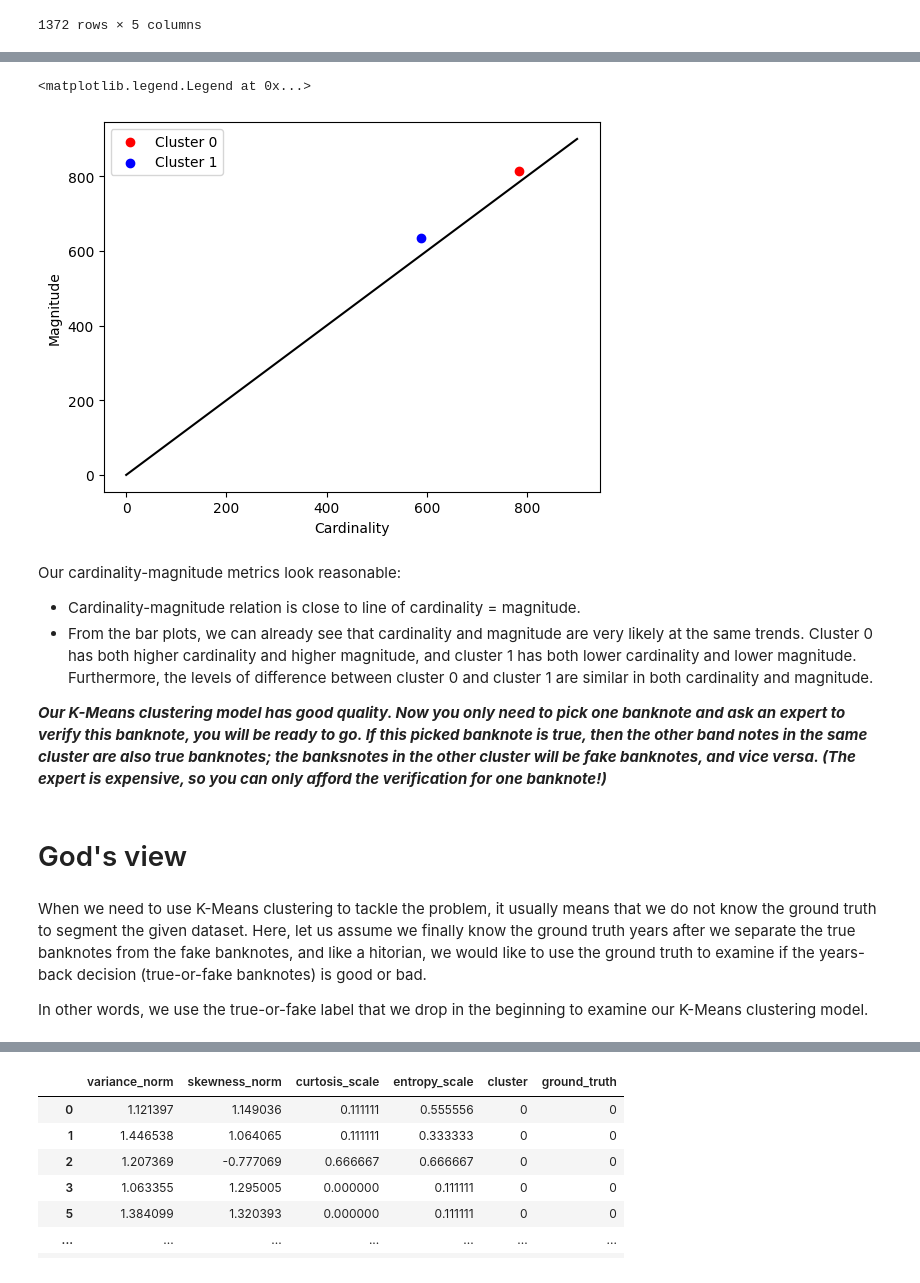
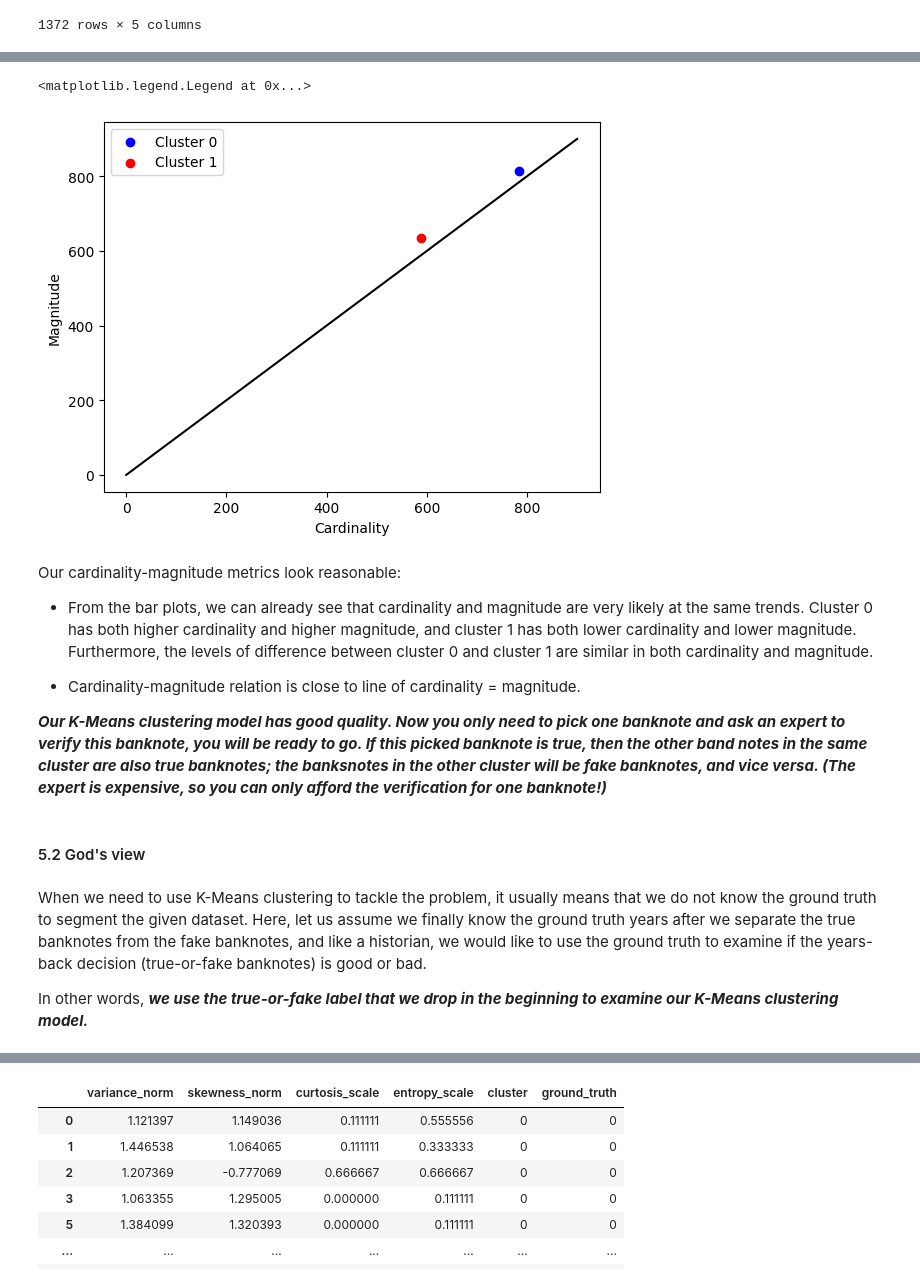
Before and after one commit to danicychao/Banknote_Authentication, a Jupyter notebook: banknote_clustering.ipynb, the cells around one changed output, grey strips where cells are left out. Cells and saved outputs as stored; diff of their text form; code cells hidden in the pictures.

```diff
--- a/banknote_clustering.ipynb
+++ b/banknote_clustering.ipynb
@@ -150,2 +151,0 @@ If cluster-0 is true banknote, then cluster-1 is false banknote, or vice versa.
-# %%
-centroids = kmeans_model.cluster_centers_
@@ -164,3 +152,12 @@ binary_centroids
+# %%
+variance_centroids = pd.DataFrame(data = {'class-0': [centroids[0, 0]], \
+                                              'class-1': [centroids[1, 0]]})
+skewness_centroids = pd.DataFrame(data = {'class-0': [centroids[0, 1]], \
+                                              'class-1': [centroids[1, 1]]})
+curtosis_centroids = pd.DataFrame(data = {'class-0': [centroids[0, 2]], \
+                                              'class-1': [centroids[1, 2]]})
+entropy_centroids = pd.DataFrame(data = {'class-0': [centroids[0, 3]], \
+                                              'class-1': [centroids[1, 3]]})
 # %%
 n_iter = 7
 centers = []
@@ -174,11 +171,8 @@ for i in range(n_iter):
     data_results[result_col] = labels
 
     centroids = kmeans_model.cluster_centers_
-    variance_centroids_col = "variance_centroids_{}".format(i+1)
-    skewness_centroids_col = "skewness_centroids_{}".format(i+1)
-    curtosis_centroids_col = "curtosis_centroids_{}".format(i+1)
-    entropy_centroids_col = "entropy_centroids_{}".format(i+1)
 
-    centroids_cols = [variance_centroids_col, skewness_centroids_col, curtosis_centroids_col, entropy_centroids_col]
-    for j in range(len(centroids_cols)):
-        binary_centroids[centroids_cols[j]] = centroids[:, j]
+    variance_centroids.loc[len(variance_centroids)] = centroids[:, 0]
+    skewness_centroids.loc[len(skewness_centroids)] = centroids[:, 1]
+    curtosis_centroids.loc[len(curtosis_centroids)] = centroids[:, 2]
+    entropy_centroids.loc[len(entropy_centroids)] = centroids[:, 3]
@@ -327,3 +333,22 @@ def Distance_2_Centroid(point, centroid):
     dist = np.linalg.norm(point - centroid)
 
     return dist
+
+
+features = data_results.drop(['cluster'], axis=1)
+
+magnitude_0 = 0
+magnitude_1 = 0
+for i in range(len(features)):
+    if data_results['cluster'][i] == 0:
+        magnitude_0 += Distance_2_Centroid(np.array(features.iloc[i, :]), np.array([variance_centroids['class-0'][0], \
+                                                                                    skewness_centroids['class-0'][0], \
+                                                                                    curtosis_centroids['class-0'][0], \
+                                                                                    entropy_centroids['class-0'][0]]))
+    else:
+        magnitude_1 += Distance_2_Centroid(np.array(features.iloc[i, :]), np.array([variance_centroids['class-1'][0], \
+                                                                                    skewness_centroids['class-1'][0], \
+                                                                                    curtosis_centroids['class-1'][0], \
+                                                                                    entropy_centroids['class-1'][0]]))
+
+magnitude = [magnitude_0, magnitude_1]
@@ -354,25 +367,27 @@ Text(0.5, 1.0, 'Magnitude')
 # %%
-plt.scatter(cardinality[0], magnitude[0], color='red', label='Cluster 0')
-plt.scatter(cardinality[1], magnitude[1], color='blue', label='Cluster 1')
+plt.scatter(cardinality[0], magnitude[0], color='b', label='Cluster 0')
+plt.scatter(cardinality[1], magnitude[1], color='r', label='Cluster 1')
 plt.plot([0, 900], [0, 900], color='black')
 plt.xlabel('Cardinality')
 plt.ylabel('Magnitude')
 plt.legend()
 # %% [output]
 <matplotlib.legend.Legend at 0x...>
-[figure, old version]
+[figure, new version]
 # %% [markdown]
 Our cardinality-magnitude metrics look reasonable:
 
-- Cardinality-magnitude relation is close to line of cardinality = magnitude.
 - From the bar plots, we can already see that cardinality and magnitude are very likely at the same trends. Cluster 0 has both higher cardinality and higher magnitude, and cluster 1 has both lower cardinality and lower magnitude. Furthermore, the levels of difference between cluster 0 and cluster 1 are similar in both cardinality and magnitude.
 
+- Cardinality-magnitude relation is close to line of cardinality = magnitude.
+
+
 ***Our K-Means clustering model has good quality. Now you only need to pick one banknote and ask an expert to verify this banknote, you will be ready to go. If this picked banknote is true, then the other band notes in the same cluster are also true banknotes; the banksnotes in the other cluster will be fake banknotes, and vice versa. (The expert is expensive, so you can only afford the verification for one banknote!)***
 # %% [markdown]
-# God's view
+#### 5.2 God's view
 # %% [markdown]
-When we need to use K-Means clustering to tackle the problem, it usually means that we do not know the ground truth to segment the given dataset. Here, let us assume we finally know the ground truth years after we separate the true banknotes from the fake banknotes, and like a hitorian, we would like to use the ground truth to examine if the years-back decision (true-or-fake banknotes) is good or bad.
+When we need to use K-Means clustering to tackle the problem, it usually means that we do not know the ground truth to segment the given dataset. Here, let us assume we finally know the ground truth years after we separate the true banknotes from the fake banknotes, and like a historian, we would like to use the ground truth to examine if the years-back decision (true-or-fake banknotes) is good or bad.
 
-In other words, we use the true-or-fake label that we drop in the beginning to examine our K-Means clustering model.
+In other words, ***we use the true-or-fake label that we drop in the beginning to examine our K-Means clustering model.***
 # %%
 from sklearn.metrics import confusion_matrix, precision_score, recall_score, f1_score, accuracy_score
```
Also changed, not shown: parts of 49 cells of this notebook.
